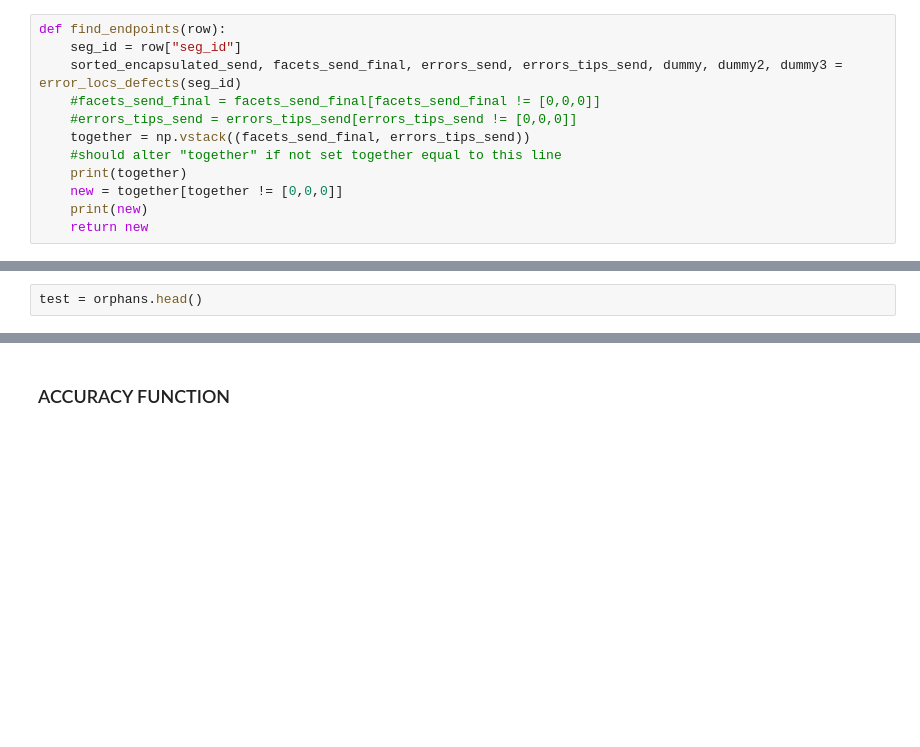
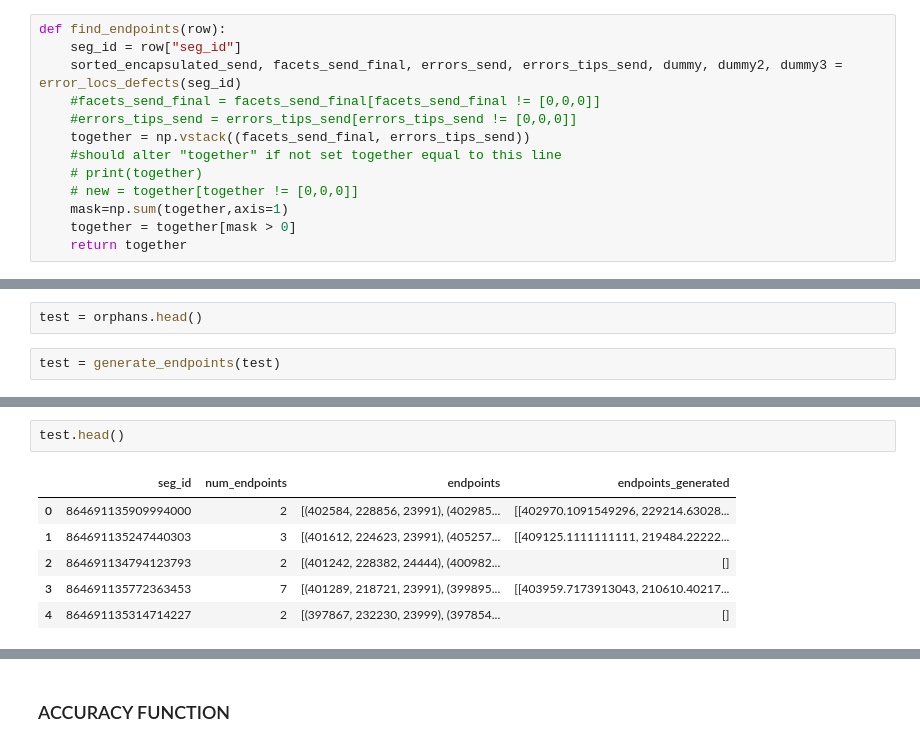
Before and after one commit to aplbrain/campfire, a Jupyter notebook: tip_finding/Find_Endpoints.ipynb, the cells around one changed output, grey strips where cells are left out. Cells and saved outputs as stored; diff of their text form; blank space fills up the shorter version.

Commit message:
updated generator function with a sum-based mask to filter out [0,0,0] error case

```diff
--- a/tip_finding/Find_Endpoints.ipynb
+++ b/tip_finding/Find_Endpoints.ipynb
@@ -482,10 +482,11 @@ def find_endpoints(row):
     #errors_tips_send = errors_tips_send[errors_tips_send != [0,0,0]]
     together = np.vstack((facets_send_final, errors_tips_send))
     #should alter "together" if not set together equal to this line
-    print(together)
-    new = together[together != [0,0,0]]
-    print(new)
-    return new
+    # print(together)
+    # new = together[together != [0,0,0]]
+    mask=np.sum(together,axis=1)
+    together = together[mask > 0]
+    return together
 # %%
 def find_endpoints2(row):
     seg_id = row["seg_id"]
@@ -522,3 +523,5 @@ def generate_endpoints2(dataframe) :
     return dataframe
 # %%
 test = orphans.head()
+# %%
+test = generate_endpoints(test)
@@ -525,3 +558,12 @@ test = orphans.head()
+# %%
+test.head()
+# %% [output]
+|  | seg_id | num_endpoints | endpoints | endpoints_generated |
+| 0 | 864691135909994000 | 2 | [(402584, 228856, 23991), (402985... | [[402970.1091549296, 229214.63028... |
+| 1 | 864691135247440303 | 3 | [(401612, 224623, 23991), (405257... | [[409125.1111111111, 219484.22222... |
+| 2 | 864691134794123793 | 2 | [(401242, 228382, 24444), (400982... | [] |
+| 3 | 864691135772363453 | 7 | [(401289, 218721, 23991), (399895... | [[403959.7173913043, 210610.40217... |
+| 4 | 864691135314714227 | 2 | [(397867, 232230, 23999), (397854... | [] |
 # %%
 test = generate_endpoints2(test)
 # %% [output]
```
Also changed, not shown: parts of 8 cells of this notebook.
